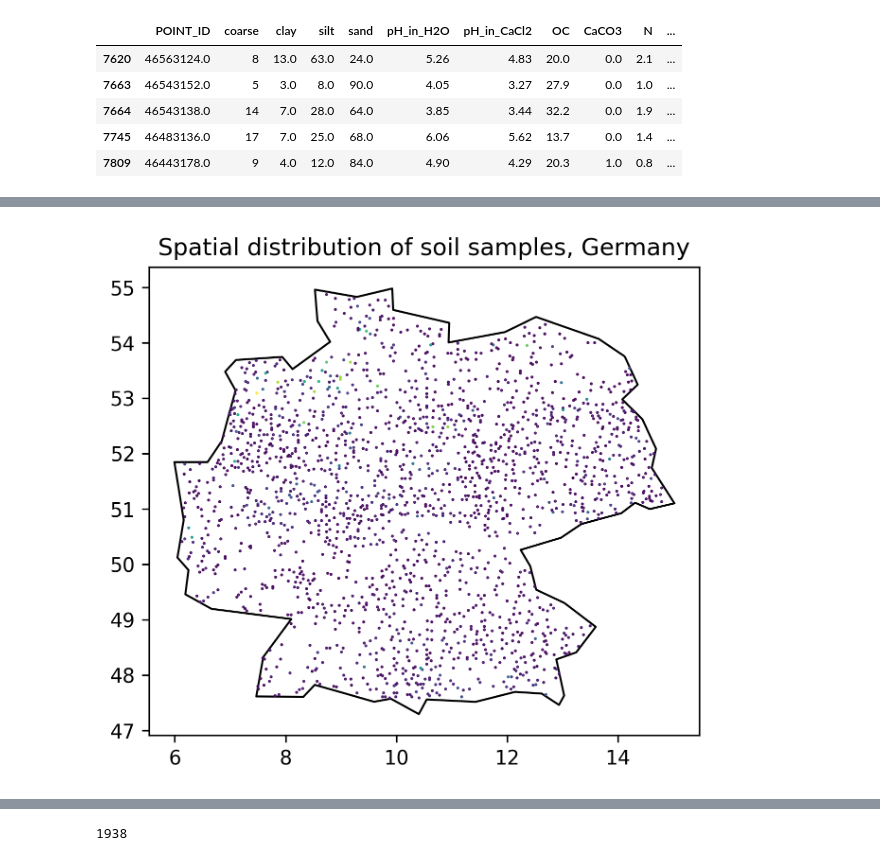
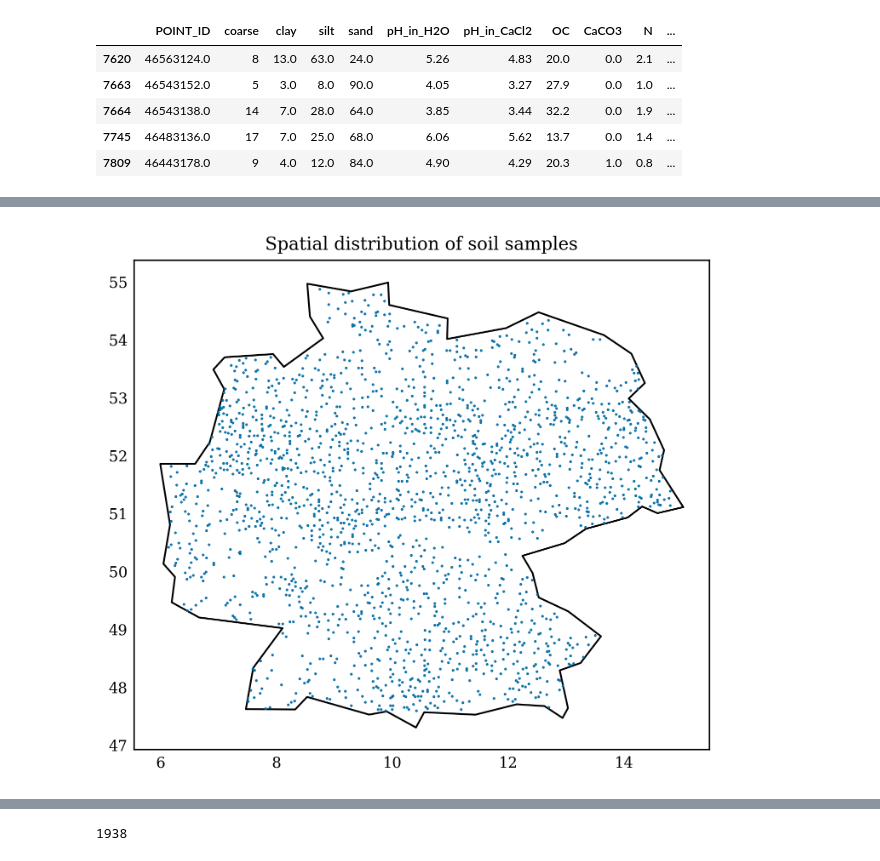
Before and after one commit to ppiont/cnn-soc-wagga, a Jupyter notebook: data_visualization.ipynb, the cells around one changed output, grey strips where cells are left out. Saved outputs shown, nothing was run; the diff lists cells and outputs as text; code cells hidden in the pictures.

```diff
--- a/data_visualization.ipynb
+++ b/data_visualization.ipynb
@@ -46,11 +42,15 @@ gdf.head()
 | 7809 | 46443178.0 | 9 | 4.0 | 12.0 | 84.0 | 4.90 | 4.29 | 20.3 | 1.0 | 0.8 | ... |
 # %%
 world = gpd.read_file(gpd.datasets.get_path('naturalearth_lowres'))
+# %%
+import matplotlib as mpl
+import matplotlib.pyplot as plt
+mpl.style.use('tableau-colorblind10')
+mpl.rcParams.update({"lines.linewidth": 1, "font.family": "serif", "xtick.labelsize": "small", "ytick.labelsize": "small", "xtick.major.size" : 0, "xtick.minor.size" : 0, "ytick.major.size" : 0, "ytick.minor.size" : 0,
+                     "axes.titlesize":"medium", "figure.titlesize": "medium", "figure.figsize": (5,5), "figure.dpi": 300, "figure.autolayout": True, "savefig.format": "pdf", "savefig.transparent": True})
+
+fig_path = "figures/"
 # %%
-import matplotlib.pyplot as plt
-plt.rcParams["figure.figsize"] = [5,5]
-plt.rcParams["figure.dpi"] = 300
-
 from mpl_toolkits.axes_grid1 import make_axes_locatable
 
 # Restrict to Germany
@@ -67,5 +67,5 @@ cax = divider.append_axes("right", size="5%", pad=0.1)
 gdf.plot(ax=ax, marker = '.', markersize = 1, column = "OC", legend=True, cax = cax)
 plt.show()
 
-plt.savefig("germanyplot.png")
+# plt.savefig("figures/germanyplot.pdf")
 # %% [output]
@@ -74,14 +73,16 @@ plt.savefig("germanyplot.png")
 # %%
 # Restrict to Germany
 ax = world[world.name == "Germany"].plot(
     color='white', edgecolor='black')
-ax.set_title("Spatial distribution of soil samples, Germany") ## FIX FONTS
+ax.set_title("Spatial distribution of soil samples") ## FIX FONTS
+plt.axis('scaled')
 
 # Plot
-gdf.plot(ax=ax, marker = '.', markersize = 1, column = "OC", legend=True, cax = cax)
+gdf.plot(ax=ax, marker = '.', markersize = 1)
+plt.savefig("figures/spatial_distribution_of_soil_samples.pdf")
 plt.show()
 # %% [output]
-[figure, old version]
+[figure, new version]
 # %%
 !pip install owslib
 # %% [output]
```
Also changed, not shown: parts of 2 cells of this notebook.
